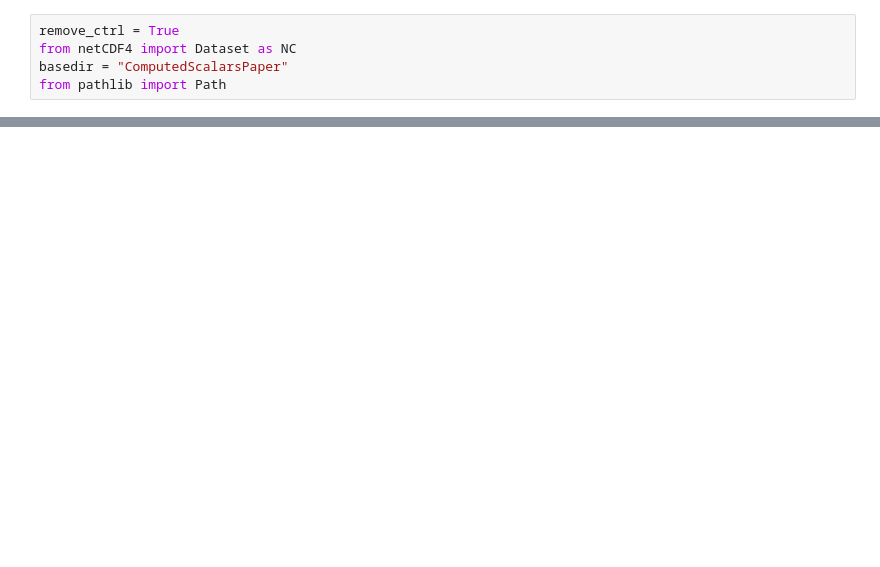
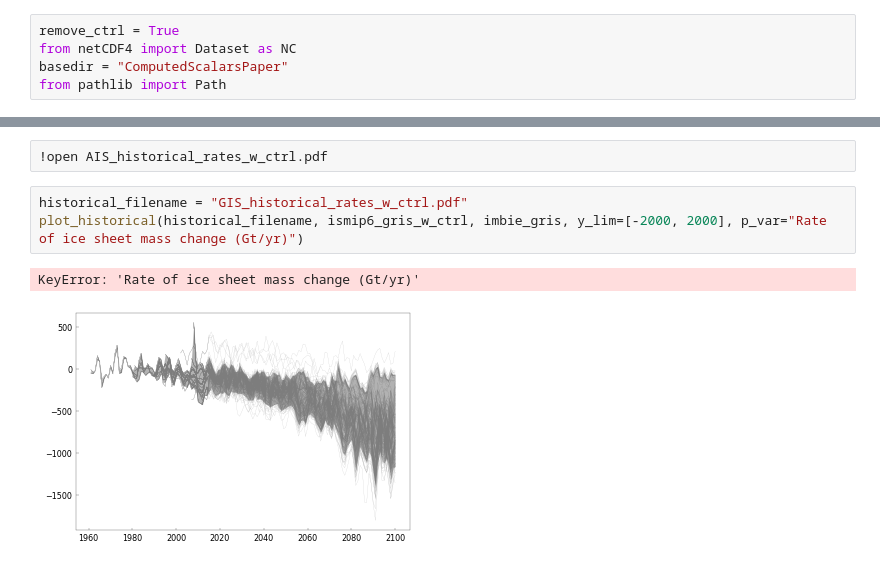
Before and after one commit to aaschwanden/ismip6-ipcc, a Jupyter notebook: analyze_slr_predictions.ipynb, the cells around one changed output, grey strips where cells are left out. Drawn from its saved outputs; the diff is of its cells as text; blank space fills up the shorter version.

```diff
--- a/analyze_slr_predictions.ipynb
+++ b/analyze_slr_predictions.ipynb
@@ -270,0 +248,8 @@ ismip6_ant_w_ctrl[(ismip6_ant_w_ctrl["Year"] > 2012) & (ismip6_ant_w_ctrl["Model
+# %%
+!open AIS_historical_rates_w_ctrl.pdf
+# %%
+historical_filename = "GIS_historical_rates_w_ctrl.pdf"
+plot_historical(historical_filename, ismip6_gris_w_ctrl, imbie_gris, y_lim=[-2000, 2000], p_var="Rate of ice sheet mass change (Gt/yr)")
+# %% [output]
+KeyError: 'Rate of ice sheet mass change (Gt/yr)'
+[figure, added]
```
Also changed, not shown: parts of 15 cells of this notebook, 1 other file.
